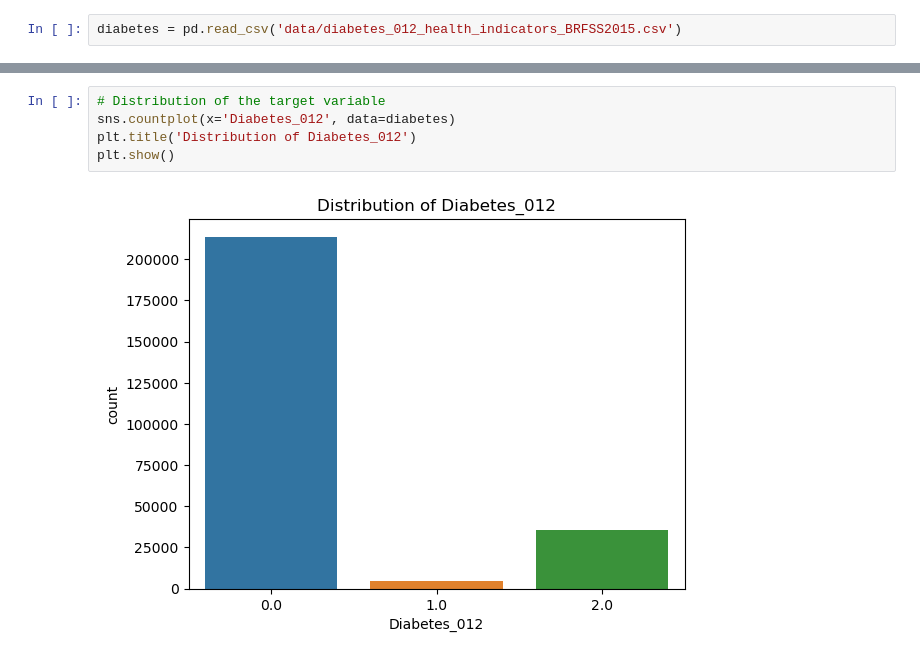
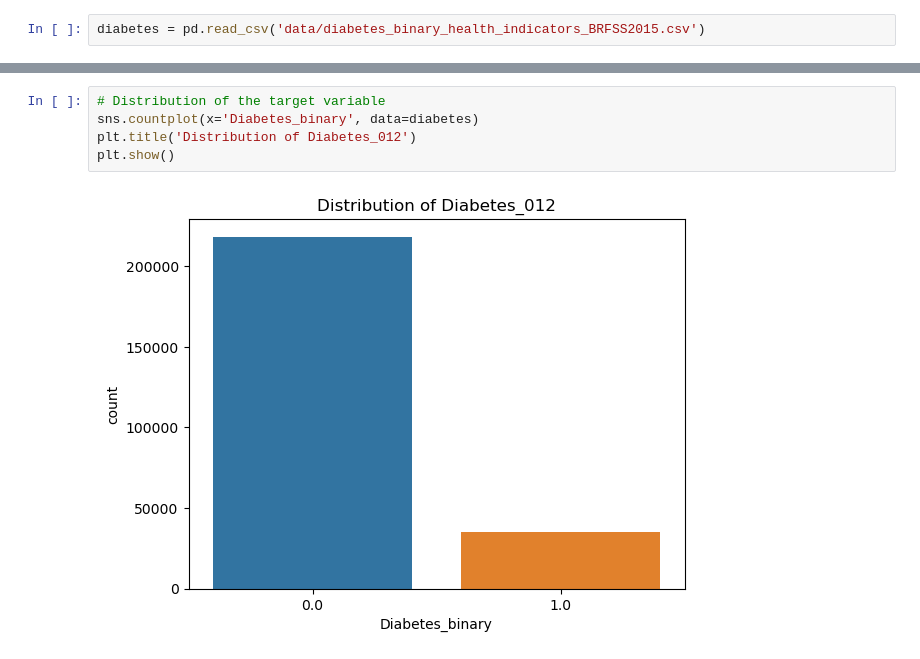
Before and after one commit to anjana250/capstone, a Jupyter notebook: Diabetes_Capstone.ipynb, the cells around one changed output, grey strips where cells are left out. Drawn from its saved outputs; the diff is of its cells as text.

```diff
--- a/Diabetes_Capstone.ipynb
+++ b/Diabetes_Capstone.ipynb
@@ -5,5 +22,5 @@ import matplotlib.pyplot as plt
 # %%
-diabetes = pd.read_csv('data/diabetes_012_health_indicators_BRFSS2015.csv')
+diabetes = pd.read_csv('data/diabetes_binary_health_indicators_BRFSS2015.csv')
 # %%
 diabetes.head()
 # %% [output]
@@ -58,7 +75,7 @@ plt.show()
 # %%
 # Distribution of the target variable
-sns.countplot(x='Diabetes_012', data=diabetes)
+sns.countplot(x='Diabetes_binary', data=diabetes)
 plt.title('Distribution of Diabetes_012')
 plt.show()
 # %% [output]
-[figure, old version]
+[figure, new version]
```
Also changed, not shown: parts of 28 cells of this notebook.
